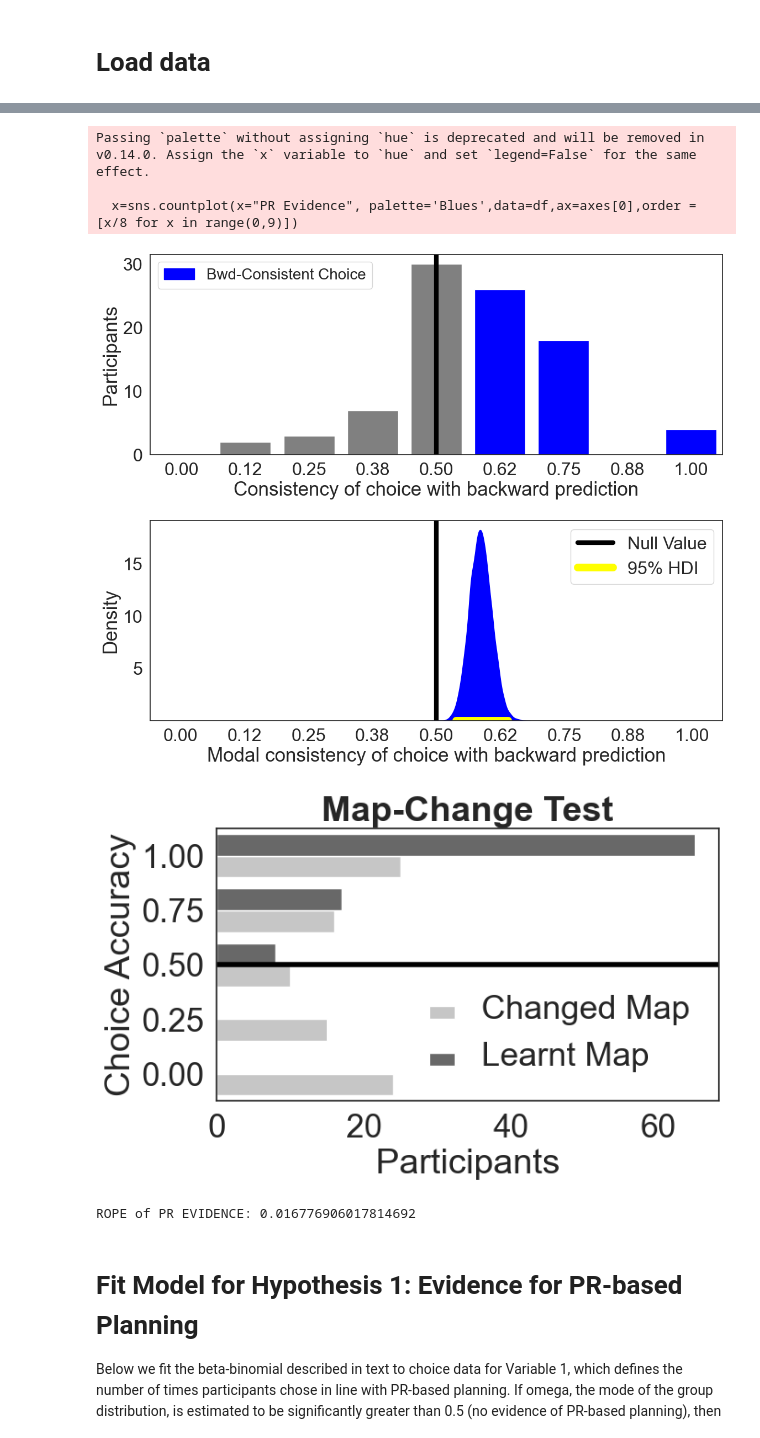
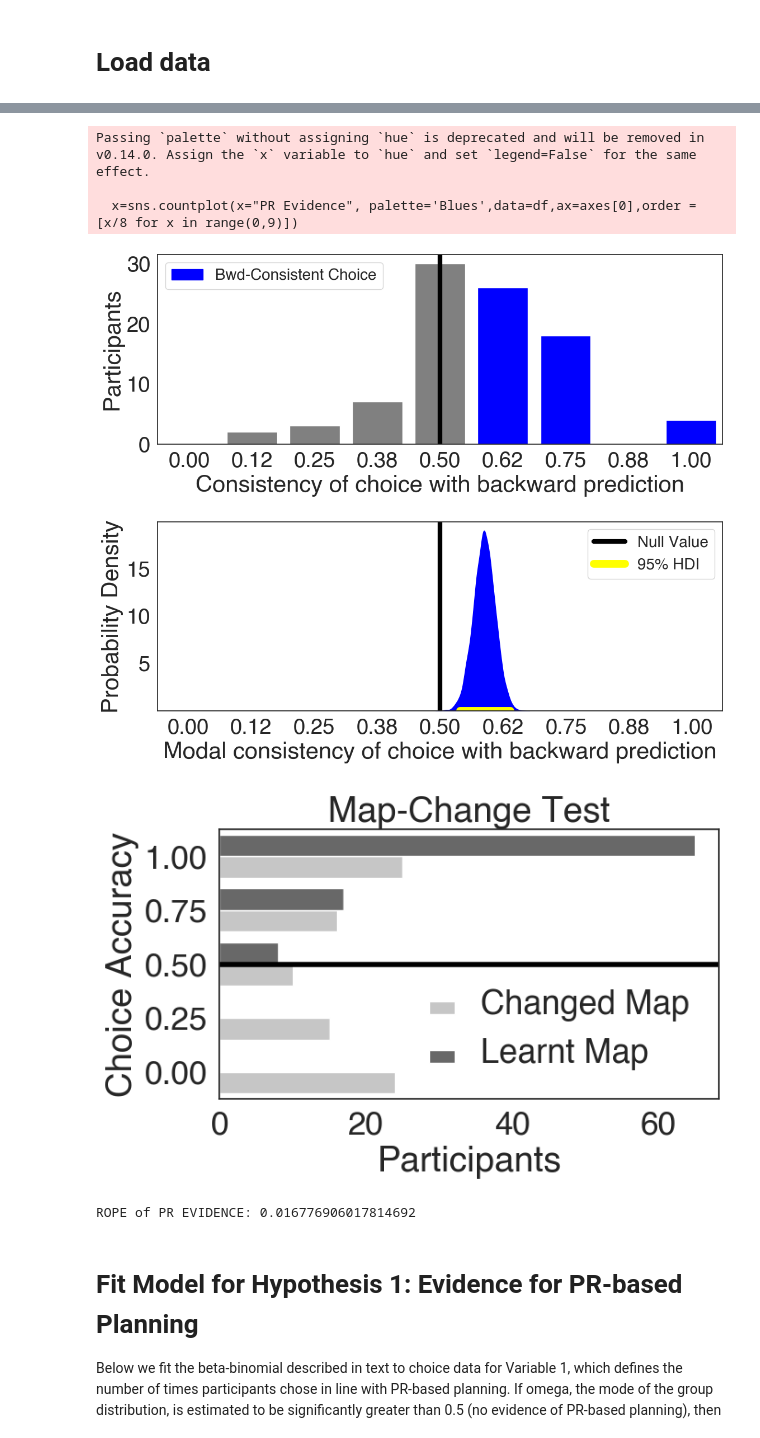
Before and after one commit to psharp1289/Humans-Adaptively-Deploy-Forward-and-Backward-Prediction, a Jupyter notebook: Study_1/data/models.ipynb, the cells around one changed output, grey strips where cells are left out. Drawn from its saved outputs; the diff is of its cells as text; code cells hidden in the pictures.

```diff
--- a/Study_1/data/models.ipynb
+++ b/Study_1/data/models.ipynb
@@ -12,7 +12,11 @@ import pymc as pm
 import matplotlib.pyplot as plt
 import seaborn as sns
 from matplotlib.pyplot import figure
+from matplotlib.patheffects import withStroke
 
+def bold_effect(ax, weight):
+    for label in ax.get_xticklabels() + ax.get_yticklabels():
+        label.set_path_effects([withStroke(linewidth=weight, foreground='black')])
 
 df=pd.read_csv('all_planning_questions_baseratebias.csv') #load data
 print(df.head())
@@ -32,7 +36,7 @@ PR_evidence=df['PR Evidence']*8
 
 rr_map=df['pre_map_change']*4
 tr_changed_map=df['post_map_change']*4
-sns.set(style='white', font='arial', font_scale=2.1, rc={'figure.figsize':(12,10)})
+sns.set(style='white', font='Helvetica', font_scale=2.5, rc={'figure.figsize':(12,10)})
 
 
 fig, axes = plt.subplots(2, 1)
@@ -53,7 +57,7 @@ axes[0].axvline(4,color='black',linewidth=6.0)
 
 axes[1].set_xlim(-0.06,1.06)
 axes[1].set_ylim
-axes[1].set_ylabel('Density')
+axes[1].set_ylabel('Probability Density')
 axes[1].set_xlabel('Modal consistency of choice with backward prediction')
 axes[1].axvline(0.5,color='black',linewidth=6.0)
 axes[1].axhline(y=0,xmin=0.535,xmax=0.625,color='yellow',linewidth=10.0)
@@ -70,7 +74,7 @@ legend_elements = [
     Line2D([0], [0], color='black', lw=6, label='Null Value'),
     Line2D([0], [0], color='yellow', lw=10, label='95% HDI')
 ]
-axes[1].legend(handles=legend_elements, loc='upper right')
+axes[1].legend(handles=legend_elements, loc='upper right',fontsize=20)
 from matplotlib.patches import Patch
 
 # Define legend elements using a square (patch) instead of a line
@@ -80,6 +84,12 @@ legend_elements = [
 
 # Add the legend to the plot
 axes[0].legend(handles=legend_elements, loc='upper left',fontsize=20)
+
+# bold_effect(axes[0], weight=0.65)  # Apply bold effect with specified thickness
+
+# # Second plot
+# bold_effect(axes[1], weight=0.65)  # Apply bold effect with specified thickness
+
 fig.subplots_adjust(hspace=0.7)
 plt.tight_layout()
 
@@ -87,7 +97,7 @@ plt.savefig('study1_PRevidence.pdf',dpi=300)
 
 plt.show()
 
-sns.set(style='white', font='arial', font_scale=2.3, rc={'figure.figsize':(7.5,5)})
+sns.set(style='white', font='Helvetica', font_scale=2.3, rc={'figure.figsize':(7.5,5)})
 fig, ax = plt.subplots()
 #sigmoid function
 def sigmoid(x):
@@ -125,35 +135,35 @@ for patch in leg.get_patches():
 #     tick.set_pad(8.)
 
 plt.ylabel('Choice Accuracy')
 plt.title('Map-Change Test',fontweight='bold')
 
 plt.tight_layout()
 
 plt.savefig('study1_tr_Reval.pdf',dpi=300)
 plt.show()
 
 # Print 0.1*SD of PR Evidence to define the ROPE
 print('ROPE of PR EVIDENCE: {}'.format(0.1*df['PR Evidence'].std()))
 # %% [output]
                         sub  PR Evidence  bias_lowbaserate  bias_finalstate  \
 0  61460488fc1bdf4d2c8ce1db        0.375              0.50              0.0
 1  5e57a0020c3c6a14a1624031        0.750              0.50              0.5
 2  5b222aff59f9620001c109cb        0.375              0.50              0.5
 3  60ca1c436511b9fc8ab35615        0.250              0.25              0.5
 4  5e0fac24500f066c547f6376        0.750              0.50              0.5
 
    pre_map_change  post_map_change
 0            1.00              1.0
 1            0.50              1.0
 2            1.00              1.0
 3            1.00              1.0
 4            0.75              0.0
 [0.375 0.75  0.25  0.625 0.5   1.    0.125]
 Passing `palette` without assigning `hue` is deprecated and will be removed in v0.14.0. Assign the `x` variable to `hue` and set `legend=False` for the same effect.
 
   x=sns.countplot(x="PR Evidence", palette='Blues',data=df,ax=axes[0],order = [x/8 for x in range(0,9)])
-[figure, old version]
+[figure, new version]
-[figure, old version]
+[figure, new version]
 ROPE of PR EVIDENCE: 0.016776906017814692
 # %% [markdown]
 # Fit Model for Hypothesis 1: Evidence for PR-based Planning
```
Also changed, not shown: parts of 3 cells of this notebook, 26 other files.
